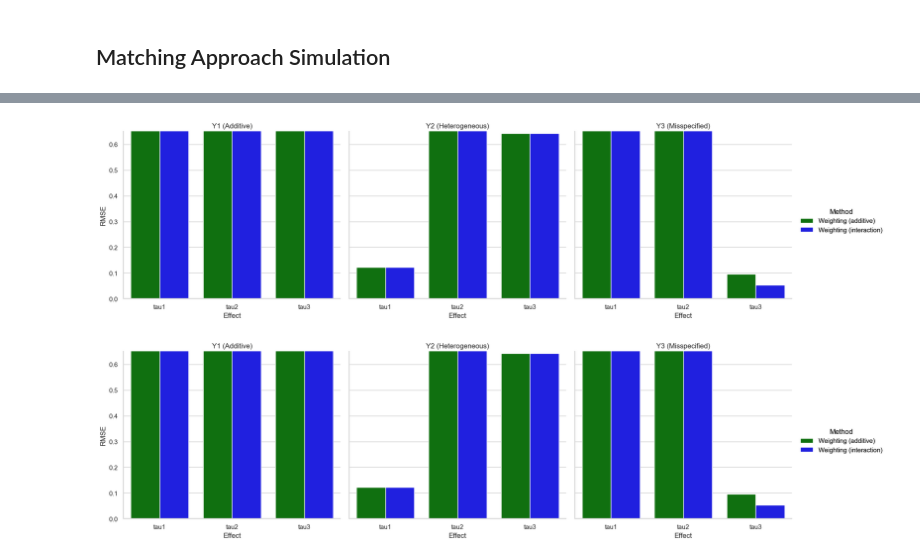
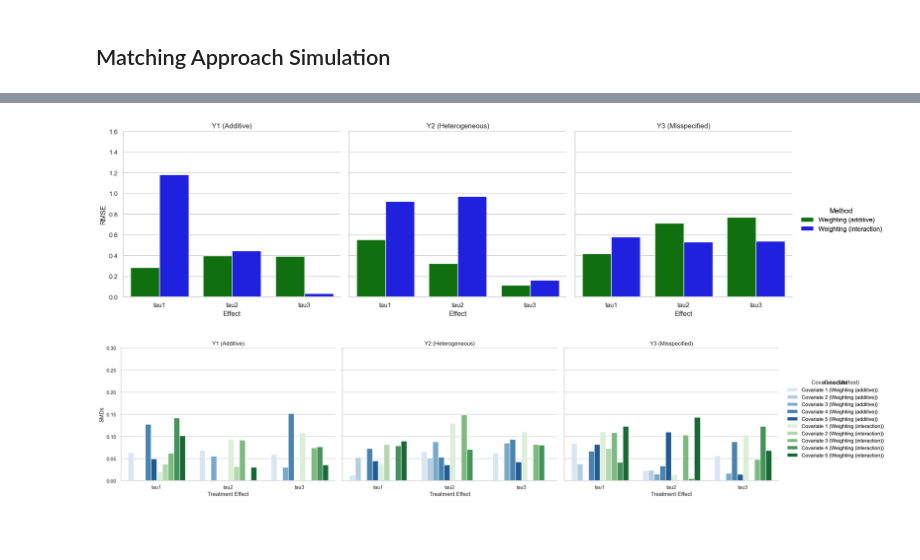
Before and after one commit to jjhuang4/mips-research, a Jupyter notebook: matching_approach.ipynb, the cells around one changed output, grey strips where cells are left out. Saved outputs shown, nothing was run; the diff lists cells and outputs as text; code cells hidden in the pictures; blank space fills up the shorter version.

Commit message:
update on matching

```diff
--- a/matching_approach.ipynb
+++ b/matching_approach.ipynb
@@ -352,7 +438,7 @@ def run_simulation_matching(n_sims=10, N=1000, model_type="additive", alpha=1.0)
 if __name__=="__main__":
     simulation_results_dict = {}
     for mtype in ["additive","heterogeneous","misspecified"]:
-        res = run_simulation_matching(n_sims=10, N=100, model_type=mtype, alpha=5)
+        res = run_simulation_matching(n_sims=130, N=200, model_type=mtype, tol_add=0.01, tol_het=0.025)
         simulation_results_dict[mtype] = res
         # Print results
         print(f"\nModel type = {mtype}")
@@ -418,56 +504,81 @@ def plot_rmse_comparison_approx(results_dict):
     g.set_titles("{col_name}")
     g.set_xticklabels(rotation=0)
     g.add_legend(title="Method")
-    g.set(ylim=(0, 0.65))
+    g.set(ylim=(0, 1.6))
 
     plt.show()
 
-results_dict = simulation_results_dict
-
-plot_rmse_comparison_approx(results_dict)
+plot_rmse_comparison_approx(simulation_results_dict)
 # %% [output]
-[figure, old version]
+[figure, new version]
 # %%
 def plot_SMDs_comparison_approx(results_dict):
     effects = ['tau1', 'tau2', 'tau3']
     methods = ["mean_smd_add", "mean_smd_het"]
     method_names = ["Weighting (additive)", "Weighting (interaction)"]
-    models = {"additive": "Y1 (Additive)", "heterogeneous": "Y2 (Heterogeneous)", "misspecified": "Y3 (Misspecified)"}
+    models = {
+        "additive": "Y1 (Additive)",
+        "heterogeneous": "Y2 (Heterogeneous)",
+        "misspecified": "Y3 (Misspecified)"
+    }
+
+    colors_additive = sns.color_palette("Blues", 5)  # 5 colors for additive covariates
+    colors_interaction = sns.color_palette("Greens", 5)  # 5 colors for interaction covariates
+    color_dict = {}
 
     data = []
+
     for model_type, results in results_dict.items():
         for method, method_name in zip(methods, method_names):
-            for i, effect in enumerate(effects):
-                data.append([models[model_type], effect, results[method][i], method_name])
+            smd_values = results[method]  # Extract SMD values (should be (3,5) per outcome model)
 
-    df = pd.DataFrame(data, columns=["Outcome Model", "Effect", "SMDs", "Method"])
+            if smd_values.ndim == 2:
+                n_effects, n_covariates = smd_values.shape
+            else:
+                raise ValueError(f"Unexpected SMD shape: {smd_values.shape}")
 
-    # Set style
+            for effect_idx in range(n_effects):  # Iterate over tau1, tau2, tau3
+                effect_name = effects[effect_idx]
+                for covariate_idx in range(n_covariates):  # Iterate over 5 covariates
+                    covariate_label = f"Covariate {covariate_idx + 1} ({method_name})"
+                    smd_value = smd_values[effect_idx, covariate_idx]
+                    data.append([models[model_type], effect_name, smd_value, covariate_label])
+
+                    # Assign colors separately for additive and interaction methods
+                    if method_name == "Weighting (additive)":
+                        color_dict[covariate_label] = colors_additive[covariate_idx]
+                    else:
+                        color_dict[covariate_label] = colors_interaction[covariate_idx]
+
+    # Create DataFrame
+    df = pd.DataFrame(data, columns=["Outcome Model", "Effect", "SMDs", "Covariate"])
+
+    # Convert categorical columns
+    df["Covariate"] = df["Covariate"].astype(str)
+
     sns.set(style="whitegrid")
 
-    # Create FacetGrid bar plot
+    # Create grouped bar plot
     g = sns.catplot(
         data=df,
         x="Effect",
         y="SMDs",
-        hue="Method",
+        hue="Covariate",  # 10 colors (5 additive, 5 interaction)
         col="Outcome Model",
         kind="bar",
-        palette=['green', 'blue'],
+        palette=color_dict,  # Assigning the correct color mapping
         height=5,
-        aspect=1
+        aspect=1.2
     )
 
-    g.set_axis_labels("Effect", "SMDs")
+    g.set_axis_labels("Treatment Effect", "SMDs")
     g.set_titles("{col_name}")
     g.set_xticklabels(rotation=0)
-    g.add_legend(title="Method")
-    g.set(ylim=(0, 0.65))
+    g.add_legend(title="Covariate (Method)")
+    g.set(ylim=(0, 0.3))  # Adjust limits if necessary
 
     plt.show()
 
-results_dict = simulation_results_dict
-
-plot_rmse_comparison_approx(results_dict)
+plot_SMDs_comparison_approx(simulation_results_dict)
 # %% [output]
-[figure, old version]
+[figure, new version]
```
Also changed, not shown: parts of 12 cells of this notebook.
